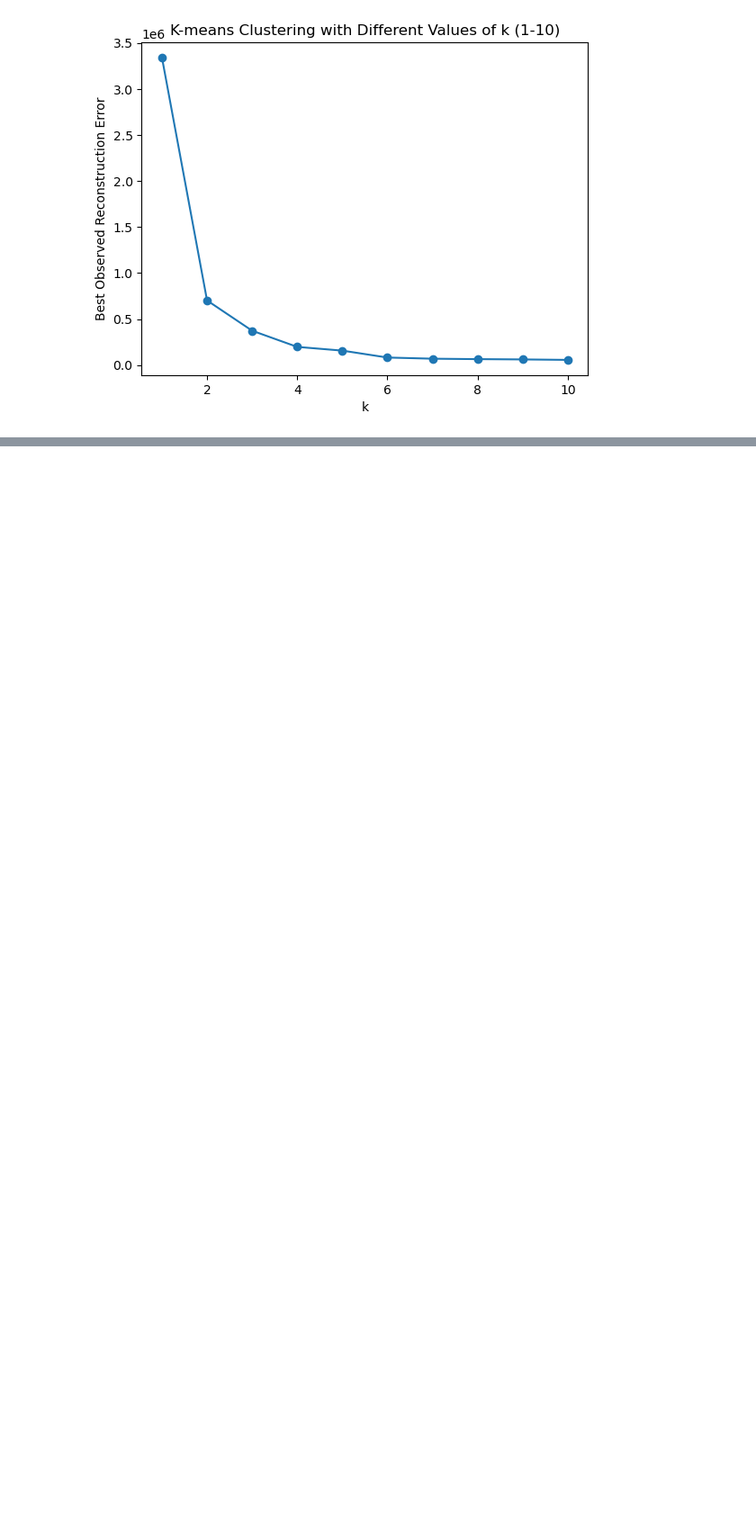
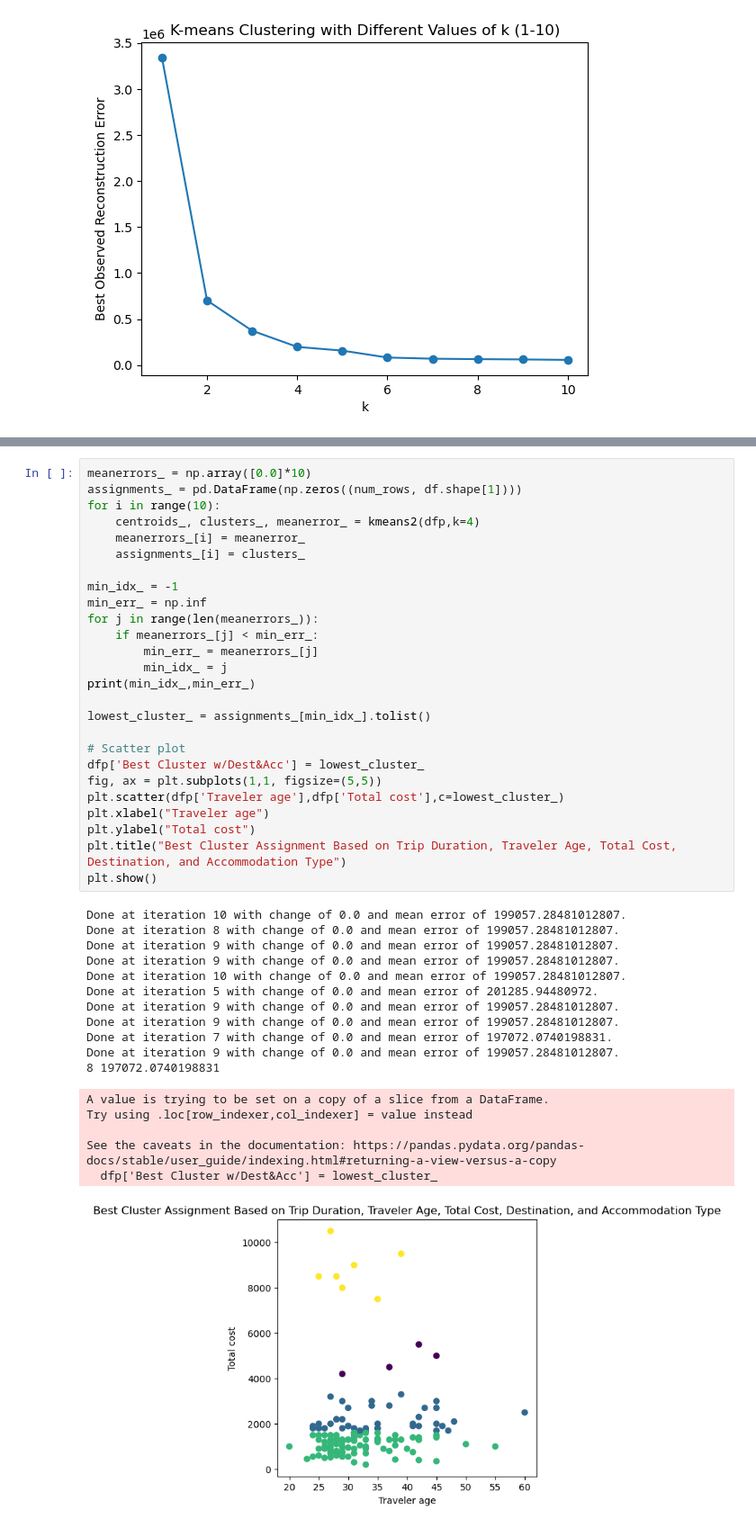
Before and after one commit to Shuchi18/CSCI4022_Final_Project, a Jupyter notebook: Notebook/Project.ipynb, the cells around one changed output, grey strips where cells are left out. Shown at 90% size. Saved outputs shown, nothing was run; the diff lists cells and outputs as text; blank space fills up the shorter version.

```diff
--- a/Notebook/Project.ipynb
+++ b/Notebook/Project.ipynb
@@ -373,0 +566,44 @@ plt.show()
+# %%
+meanerrors_ = np.array([0.0]*10)
+assignments_ = pd.DataFrame(np.zeros((num_rows, df.shape[1])))
+for i in range(10):
+    centroids_, clusters_, meanerror_ = kmeans2(dfp,k=4)
+    meanerrors_[i] = meanerror_
+    assignments_[i] = clusters_
+
+min_idx_ = -1
+min_err_ = np.inf
+for j in range(len(meanerrors_)):
+    if meanerrors_[j] < min_err_:
+        min_err_ = meanerrors_[j]
+        min_idx_ = j
+print(min_idx_,min_err_)
+
+lowest_cluster_ = assignments_[min_idx_].tolist()
+
+# Scatter plot
+dfp['Best Cluster w/Dest&Acc'] = lowest_cluster_
+fig, ax = plt.subplots(1,1, figsize=(5,5))
+plt.scatter(dfp['Traveler age'],dfp['Total cost'],c=lowest_cluster_)
+plt.xlabel("Traveler age")
+plt.ylabel("Total cost")
+plt.title("Best Cluster Assignment Based on Trip Duration, Traveler Age, Total Cost, Destination, and Accommodation Type")
+plt.show()
+# %% [output]
+Done at iteration 10 with change of 0.0 and mean error of 199057.28481012807.
+Done at iteration 8 with change of 0.0 and mean error of 199057.28481012807.
+Done at iteration 9 with change of 0.0 and mean error of 199057.28481012807.
+Done at iteration 9 with change of 0.0 and mean error of 199057.28481012807.
+Done at iteration 10 with change of 0.0 and mean error of 199057.28481012807.
+Done at iteration 5 with change of 0.0 and mean error of 201285.94480972.
+Done at iteration 9 with change of 0.0 and mean error of 199057.28481012807.
+Done at iteration 9 with change of 0.0 and mean error of 199057.28481012807.
+Done at iteration 7 with change of 0.0 and mean error of 197072.0740198831.
+Done at iteration 9 with change of 0.0 and mean error of 199057.28481012807.
+8 197072.0740198831
+A value is trying to be set on a copy of a slice from a DataFrame.
+Try using .loc[row_indexer,col_indexer] = value instead
+
+See the caveats in the documentation: https://pandas.pydata.org/pandas-docs/stable/user_guide/indexing.html#returning-a-view-versus-a-copy
+  dfp['Best Cluster w/Dest&Acc'] = lowest_cluster_
+[figure, added]
```
Also changed, not shown: parts of 10 cells of this notebook.
